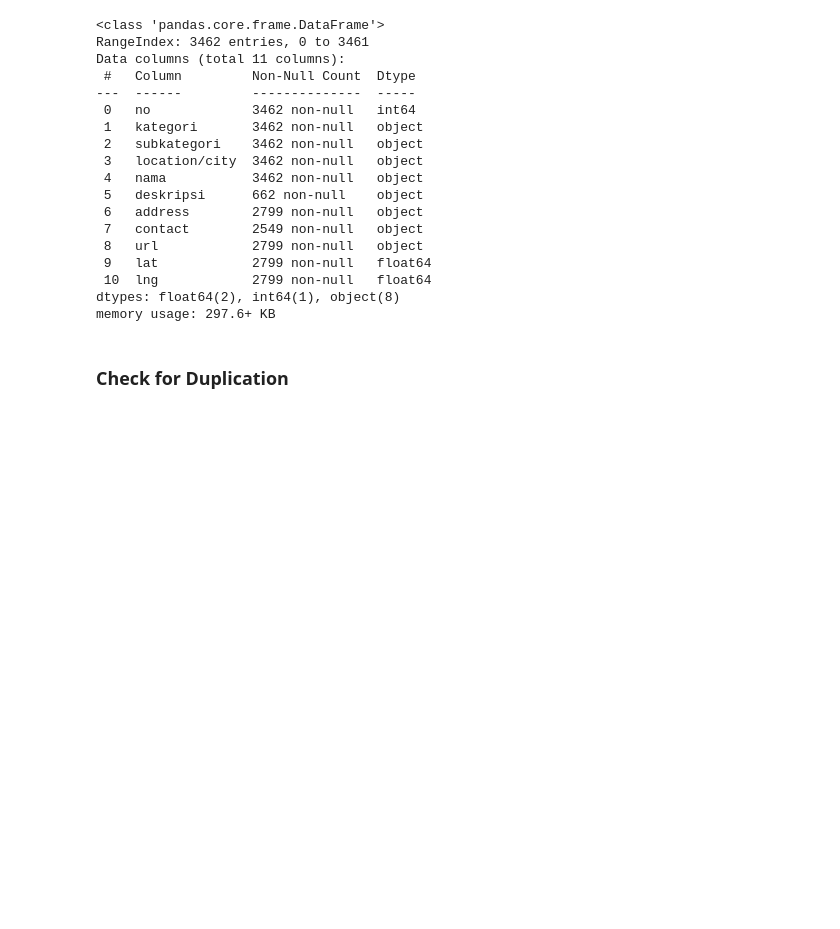
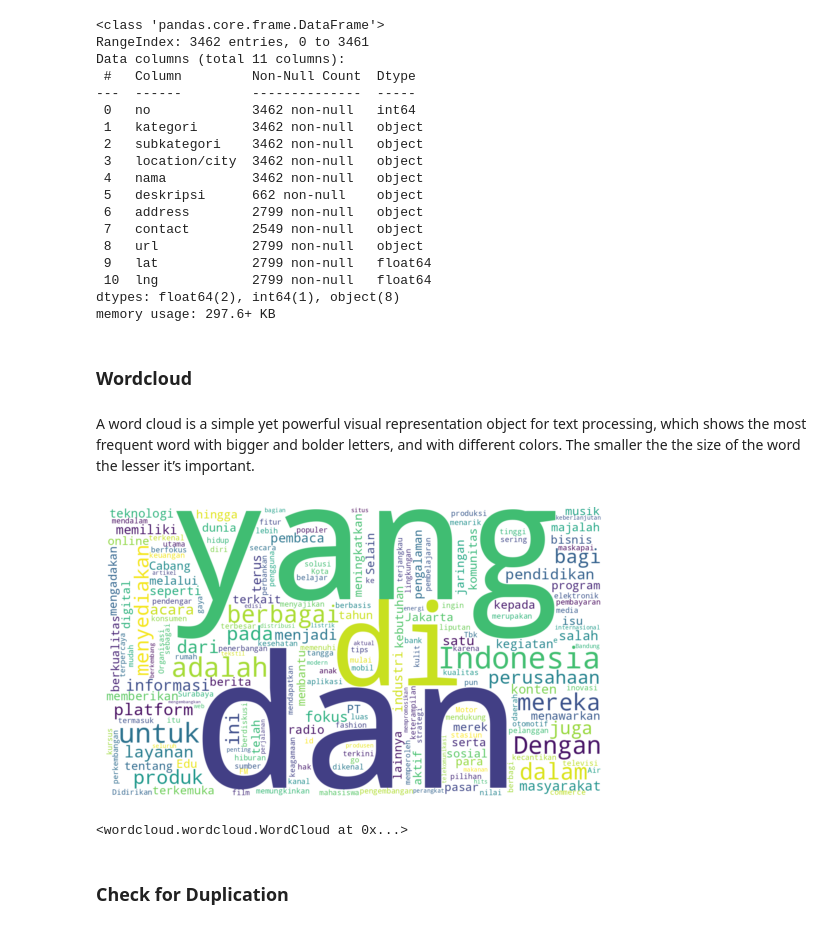
Before and after one commit to arsyaamalia/event-service-cbrs, a Jupyter notebook: Skripsi_Content_Based_Recommendation_System_Eventhings.ipynb, the cells around one changed output. Drawn from its saved outputs; the diff is of its cells as text; code cells hidden in the pictures; blank space fills up the shorter version.

```diff
--- a/Skripsi_Content_Based_Recommendation_System_Eventhings.ipynb
+++ b/Skripsi_Content_Based_Recommendation_System_Eventhings.ipynb
@@ -94,3 +97,7 @@ Data columns (total 11 columns):
  10  lng            2799 non-null   float64
 dtypes: float64(2), int64(1), object(8)
 memory usage: 297.6+ KB
+# %% [markdown]
+### **Wordcloud**
+# %% [markdown]
+A word cloud is a simple yet powerful visual representation object for text processing, which shows the most frequent word with bigger and bolder letters, and with different colors. The smaller the the size of the word the lesser it’s important.
@@ -97,3 +112,29 @@ memory usage: 297.6+ KB
+# %%
+#Importing Libraries
+import pandas as pd
+import matplotlib.pyplot as plt
+%matplotlib inline
+from wordcloud import WordCloud
+
+#Importing Dataset
+TXT_FILE = "output.txt"
+
+#Creating the text variable
+text = open(TXT_FILE, mode="r", encoding="utf-8").read()
+
+# Creating word_cloud with text as argument in .generate() method
+word_cloud = WordCloud(collocations = False, background_color = 'white', height=700, width=1200).generate(text)
+
+# Display the generated Word Cloud
+plt.imshow(word_cloud, interpolation='bilinear')
+plt.axis("off")
+plt.show()
+
+# store to file
+word_cloud.to_file("wordcloud_output.png")
+# %% [output]
+[figure, added]
+<wordcloud.wordcloud.WordCloud at 0x...>
 # %% [markdown]
 ### **Check for Duplication**
 # %% [markdown]
```
Also changed, not shown: parts of 61 cells of this notebook.
